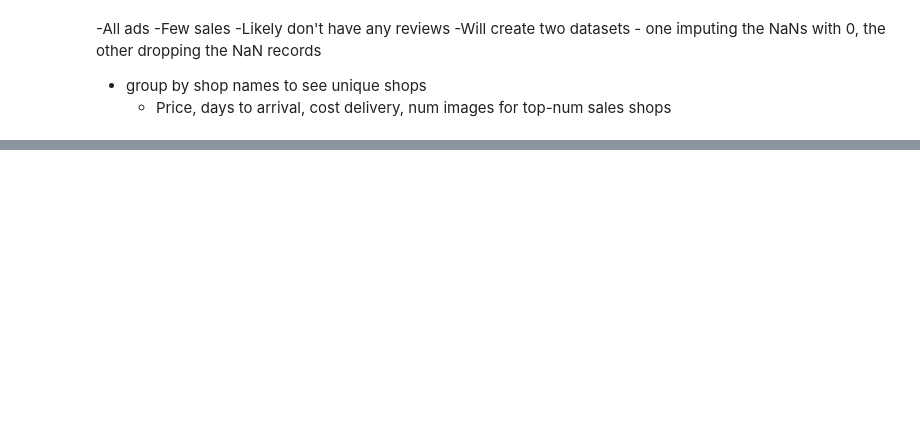
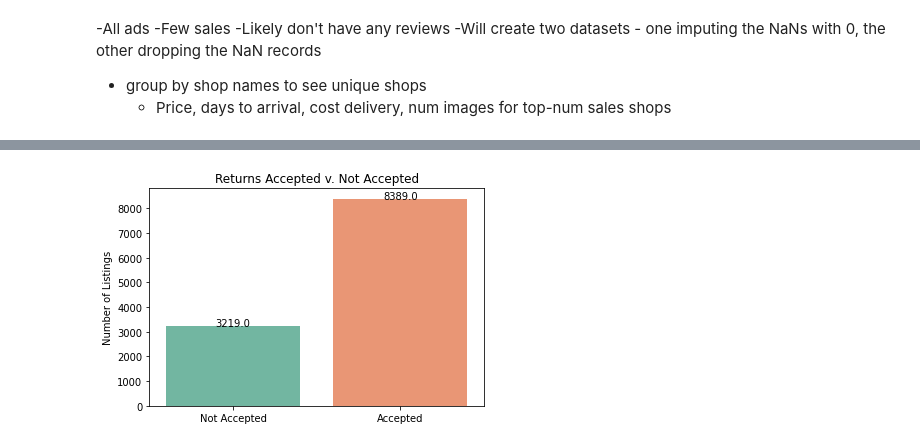
Before and after one commit to anastasiabizyayeva/Price_Etsymator, a Jupyter notebook: 01_EDA.ipynb, the cells around one changed output, grey strips where cells are left out. Cells and saved outputs as stored; diff of their text form; code cells hidden in the pictures; blank space fills up the shorter version.

```diff
--- a/01_EDA.ipynb
+++ b/01_EDA.ipynb
@@ -184,0 +314,8 @@ df.groupby('Num_Sales').sort_values(ascending=False)
+# %%
+xticks_returns = ['Not Accepted', 'Accepted']
+df_returns = df['Returns_Accepted'].value_counts()
+plot_bar(df_returns.index, df_returns.values, 'Returns Accepted v. Not Accepted',xticks_returns)
+
+plt.show()
+# %% [output]
+[figure, added]
```
Also changed, not shown: parts of 19 cells of this notebook.
